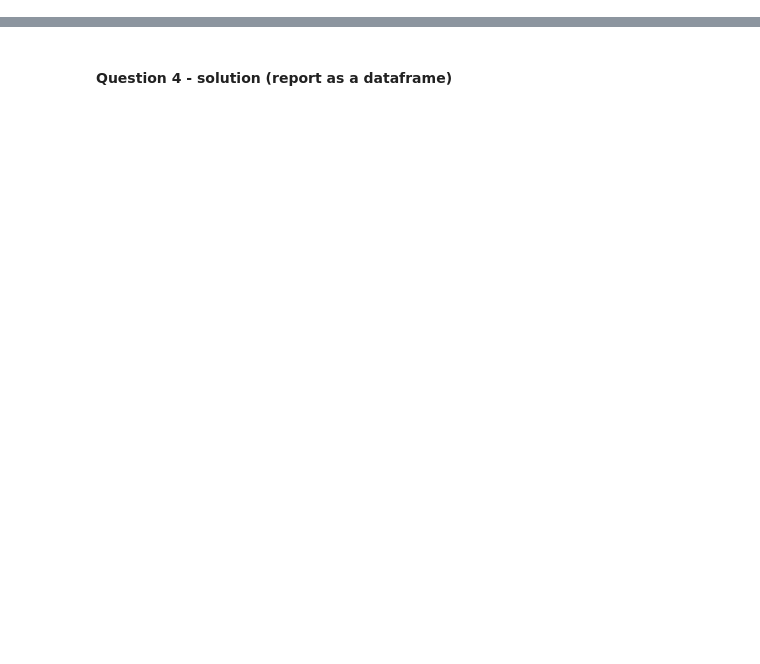
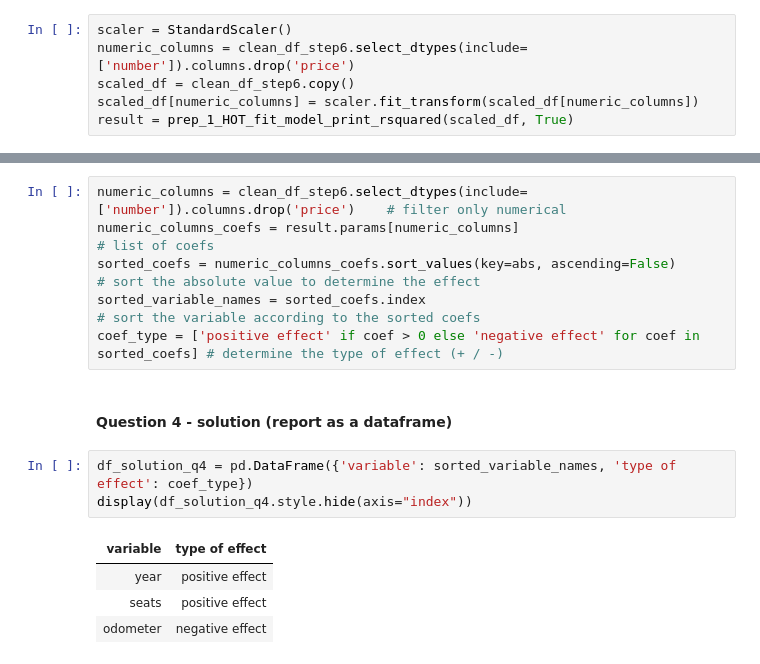
Before and after one commit to IshayM-git/assignment2_322815341_212362594, a Jupyter notebook: assignment2-task1.ipynb, the cells around one changed output, grey strips where cells are left out. Cells and saved outputs as stored; diff of their text form; blank space fills up the shorter version.

```diff
--- a/assignment2-task1.ipynb
+++ b/assignment2-task1.ipynb
@@ -75,3 +126,9 @@ clean_df_encoded
 # %% [markdown]
 #### Question 2 -
 ##### (1) re-train your final regression model from Q1 (6) with **scaled** predictors - write down your R^2
+# %%
+scaler = StandardScaler()
+numeric_columns = clean_df_step6.select_dtypes(include=['number']).columns.drop('price')
+scaled_df = clean_df_step6.copy()
+scaled_df[numeric_columns] = scaler.fit_transform(scaled_df[numeric_columns])
+result = prep_1_HOT_fit_model_print_rsquared(scaled_df, True)
@@ -88,5 +171,19 @@ clean_df_encoded
 ##### for your final model in Q2: write down the list of **numerical** variables that have signifnicant effect on the price:
 ##### for each such variable, specify if it has a positive or negative effect
 ##### sort your list by the magnitude of the effect (large -> small)
+# %%
+numeric_columns = clean_df_step6.select_dtypes(include=['number']).columns.drop('price')    # filter only numerical
+numeric_columns_coefs = result.params[numeric_columns]                                      # list of coefs
+sorted_coefs = numeric_columns_coefs.sort_values(key=abs, ascending=False)                  # sort the absolute value to determine the effect
+sorted_variable_names = sorted_coefs.index                                                  # sort the variable according to the sorted coefs
+coef_type = ['positive effect' if coef > 0 else 'negative effect' for coef in sorted_coefs] # determine the type of effect (+ / -)
 # %% [markdown]
 #### Question 4 - solution (report as a dataframe)
+# %%
+df_solution_q4 = pd.DataFrame({'variable': sorted_variable_names, 'type of effect': coef_type})
+display(df_solution_q4.style.hide(axis="index"))
+# %% [output]
+| variable | type of effect |
+| year | positive effect |
+| seats | positive effect |
+| odometer | negative effect |
```
Also changed, not shown: parts of 6 cells of this notebook.
